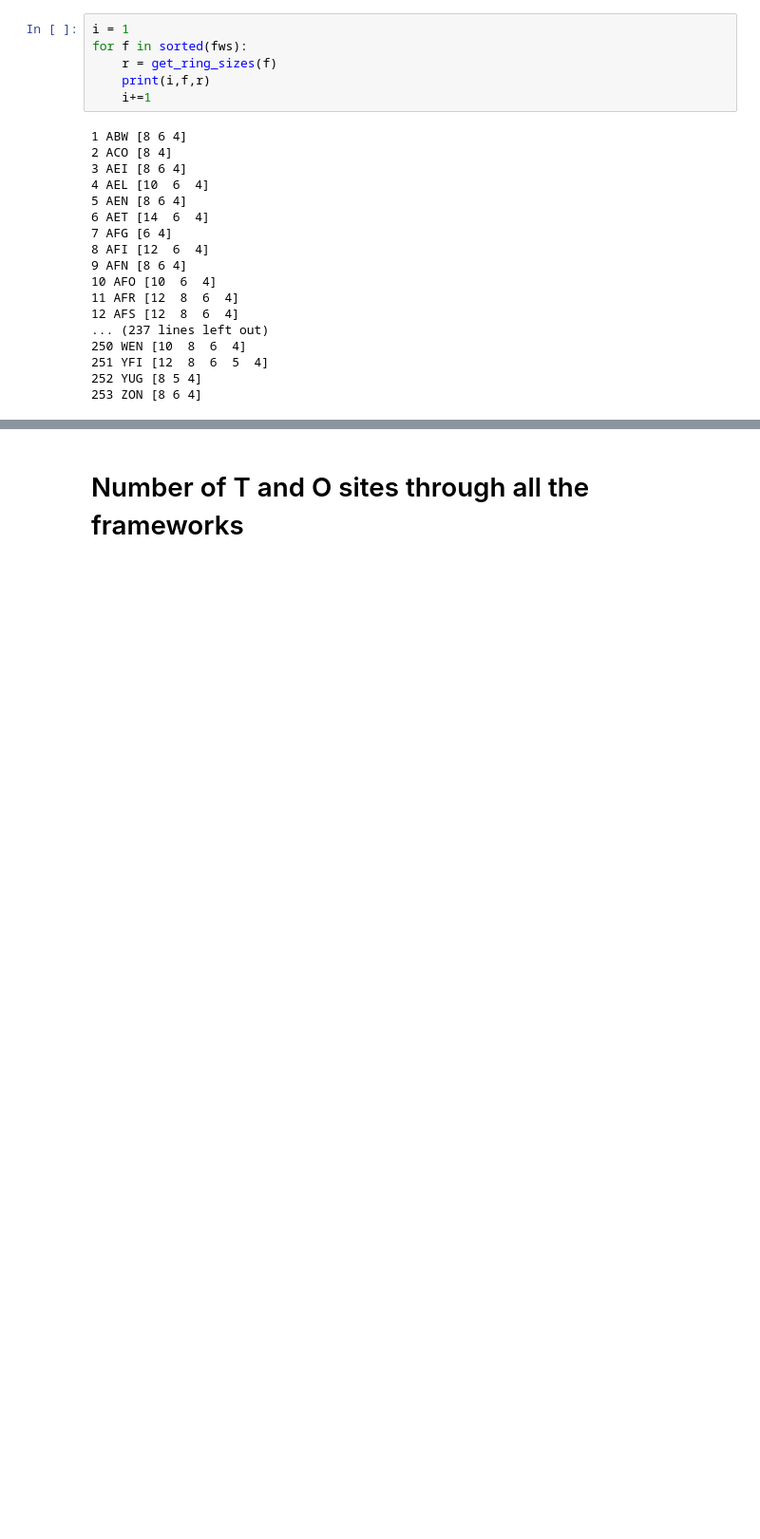
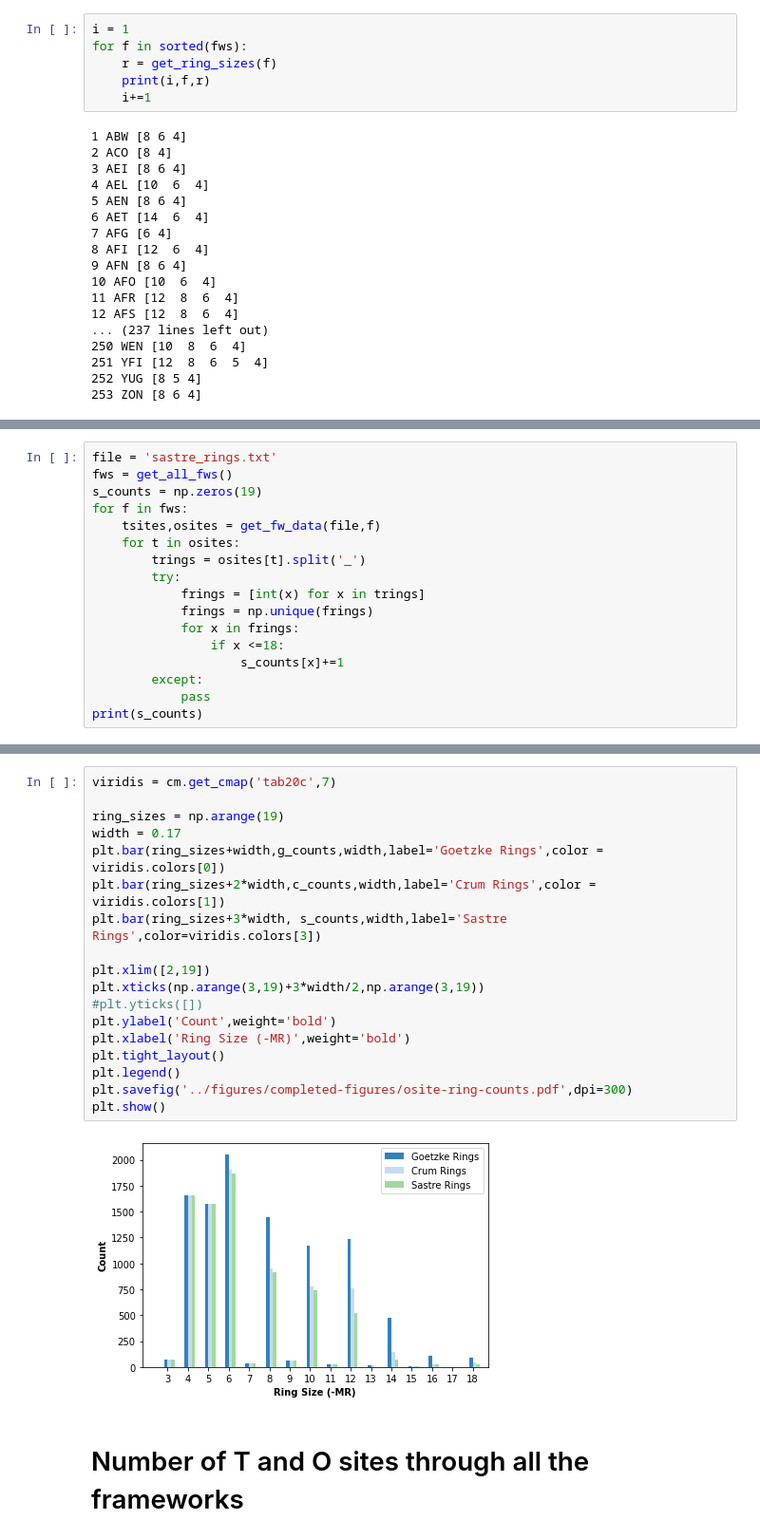
Before and after one commit to wfschneidergroup/zse_manuscript, a Jupyter notebook: results_code/ring_frequency_plots.ipynb, the cells around one changed output, grey strips where cells are left out. Shown at 95% size. Drawn from its saved outputs; the diff is of its cells as text; blank space fills up the shorter version.

```diff
--- a/results_code/ring_frequency_plots.ipynb
+++ b/results_code/ring_frequency_plots.ipynb
@@ -159,0 +364,17 @@ print(len(fws))
+# %%
+file = 'sastre_rings.txt'
+fws = get_all_fws()
+s_counts = np.zeros(19)
+for f in fws:
+    tsites,osites = get_fw_data(file,f)
+    for t in osites:
+        trings = osites[t].split('_')
+        try:
+            frings = [int(x) for x in trings]
+            frings = np.unique(frings)
+            for x in frings:
+                if x <=18:
+                    s_counts[x]+=1
+        except:
+            pass
+print(s_counts)
@@ -160,3 +403,23 @@ print(len(fws))
+# %%
+viridis = cm.get_cmap('tab20c',7)
+
+ring_sizes = np.arange(19)
+width = 0.17
+plt.bar(ring_sizes+width,g_counts,width,label='Goetzke Rings',color = viridis.colors[0])
+plt.bar(ring_sizes+2*width,c_counts,width,label='Crum Rings',color = viridis.colors[1])
+plt.bar(ring_sizes+3*width, s_counts,width,label='Sastre Rings',color=viridis.colors[3])
+
+plt.xlim([2,19])
+plt.xticks(np.arange(3,19)+3*width/2,np.arange(3,19))
+#plt.yticks([])
+plt.ylabel('Count',weight='bold')
+plt.xlabel('Ring Size (-MR)',weight='bold')
+plt.tight_layout()
+plt.legend()
+plt.savefig('../figures/completed-figures/osite-ring-counts.pdf',dpi=300)
+plt.show()
+# %% [output]
+[figure, added]
 # %% [markdown]
 # Number of T and O sites through all the frameworks
 # %%
```
Also changed, not shown: parts of 18 cells of this notebook, 7 other files.
